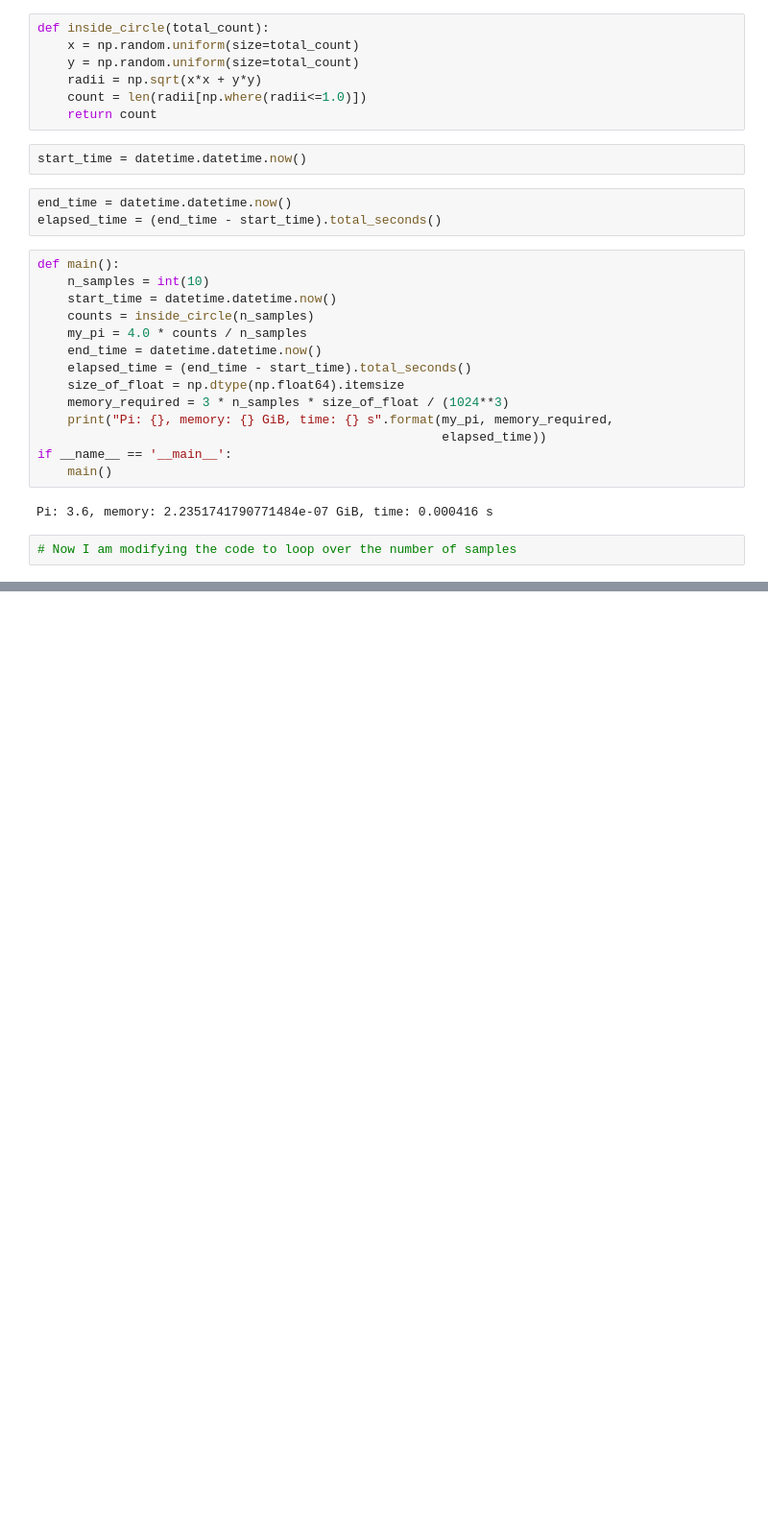
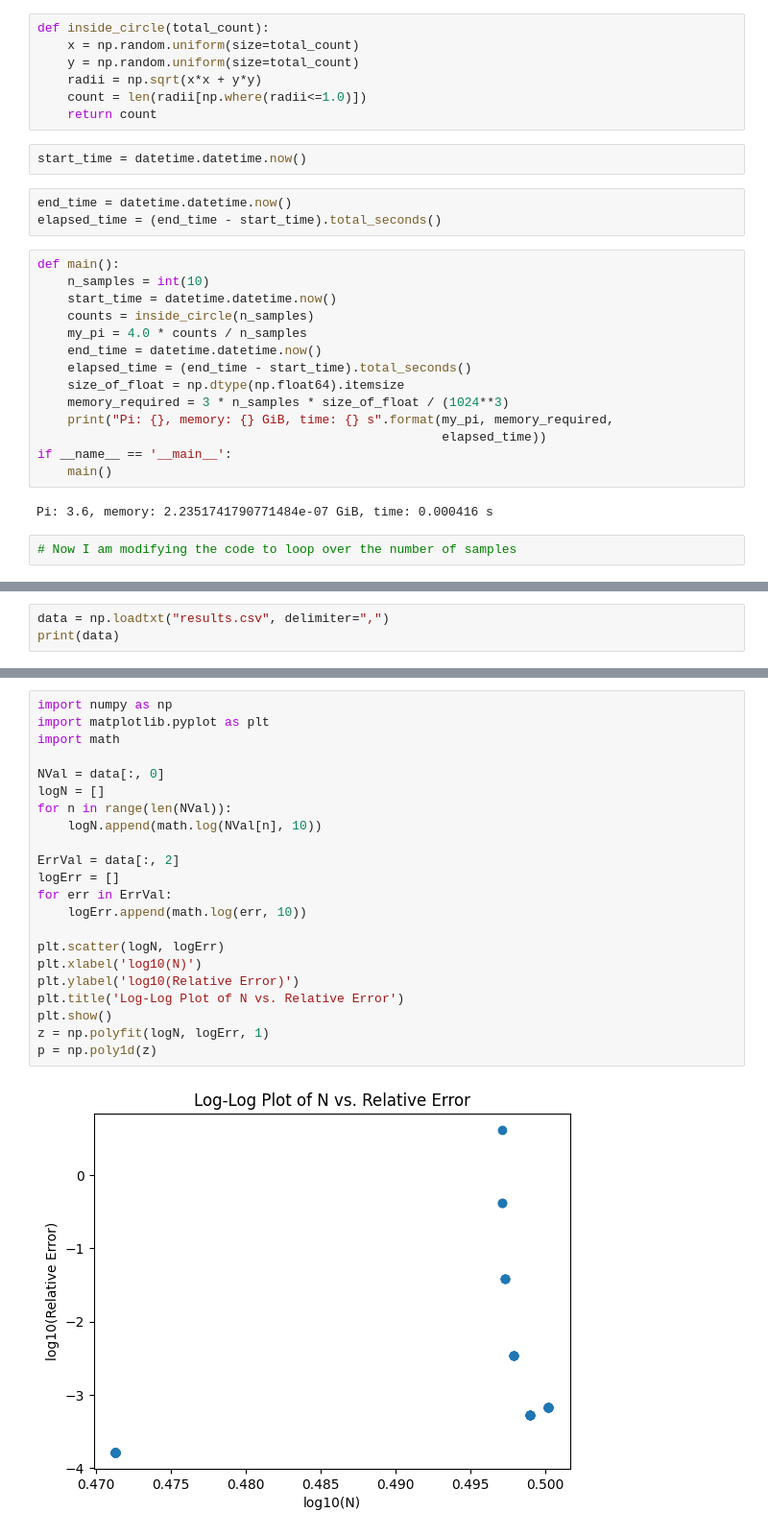
Before and after one commit to betts-hannah/numpy-matplotlib-miniproject, a Jupyter notebook: numpy_matplotlib_mini.ipynb, the cells around one changed output, grey strips where cells are left out. Shown at 96% size. Cells and saved outputs as stored; diff of their text form; blank space fills up the shorter version.

```diff
--- a/numpy_matplotlib_mini.ipynb
+++ b/numpy_matplotlib_mini.ipynb
@@ -88,0 +96,3 @@ Pi: 3.14153688, memory: 2.2351741790771484 GiB, time: 5.413024 s, Number of Samp
+# %%
+data = np.loadtxt("results.csv", delimiter=",")
+print(data)
@@ -88,0 +117,24 @@ Pi: 3.14153688, memory: 2.2351741790771484 GiB, time: 5.413024 s, Number of Samp
+# %%
+import numpy as np
+import matplotlib.pyplot as plt
+import math
+
+NVal = data[:, 0]
+logN = []
+for n in range(len(NVal)):
+    logN.append(math.log(NVal[n], 10))
+
+ErrVal = data[:, 2]
+logErr = []
+for err in ErrVal:
+    logErr.append(math.log(err, 10))
+
+plt.scatter(logN, logErr)
+plt.xlabel('log10(N)')
+plt.ylabel('log10(Relative Error)')
+plt.title('Log-Log Plot of N vs. Relative Error')
+plt.show()
+z = np.polyfit(logN, logErr, 1)
+p = np.poly1d(z)
+# %% [output]
+[figure, added]
```
Also changed, not shown: parts of 4 cells of this notebook.
